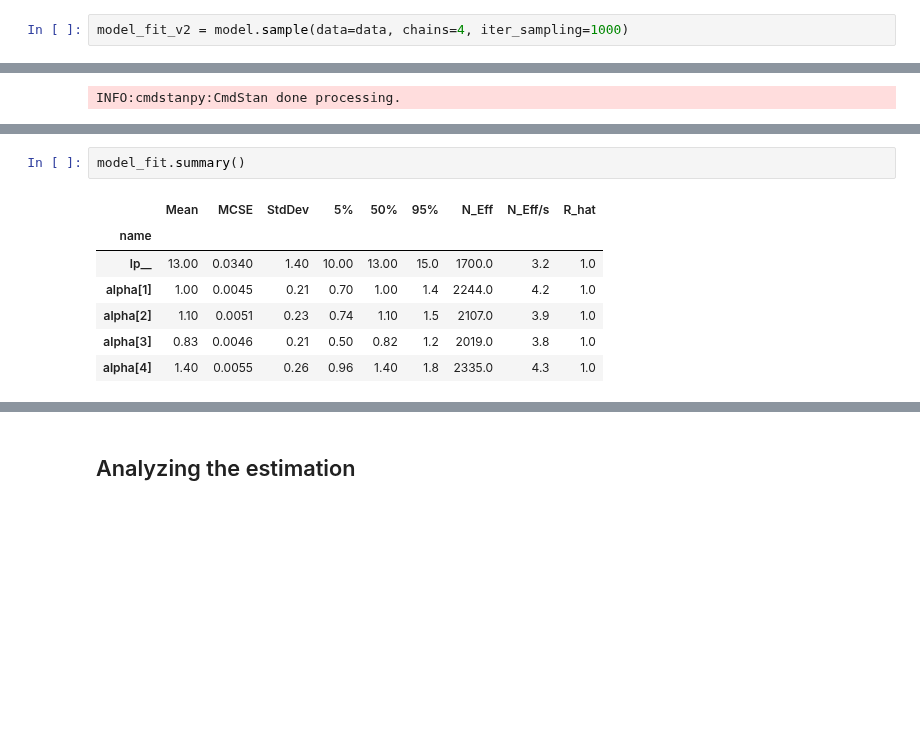
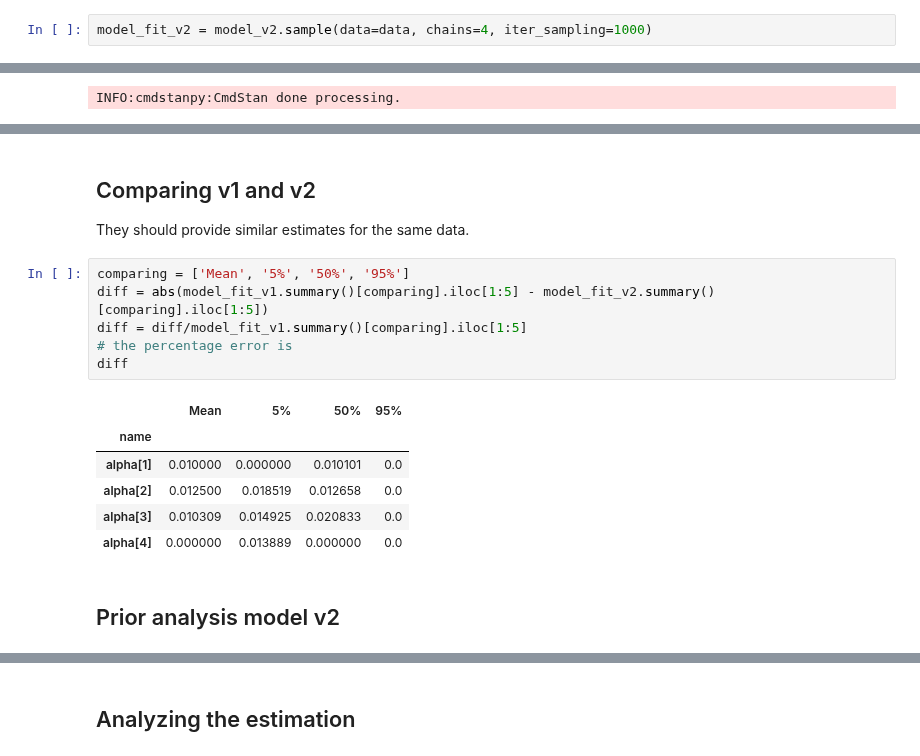
Before and after one commit to lucasmoschen/bivariate-beta, a Jupyter notebook: notebooks/bayesian_estimation_biv_beta.ipynb, the cells around one changed output, grey strips where cells are left out. Drawn from its saved outputs; the diff is of its cells as text; blank space fills up the shorter version.

```diff
--- a/notebooks/bayesian_estimation_biv_beta.ipynb
+++ b/notebooks/bayesian_estimation_biv_beta.ipynb
@@ -92,5 +109,5 @@ INFO:cmdstanpy:compiled model executable: /home/lucasmoschen/Documents/GitHub/bi
 # %%
-model_fit_v2 = model.sample(data=data, chains=4, iter_sampling=1000)
+model_fit_v2 = model_v2.sample(data=data, chains=4, iter_sampling=1000)
 # %% [output]
 INFO:cmdstanpy:CmdStan start processing
 chain 1 |          | 00:00 Status
@@ -111,10 +147,19 @@ df[df.index.str.contains('alpha')]
-# %%
-model_fit.summary()
-# %% [output]
-|  | Mean | MCSE | StdDev | 5% | 50% | 95% | N_Eff | N_Eff/s | R_hat |
-| name |  |  |  |  |  |  |  |  |  |
-| lp__ | 13.00 | 0.0340 | 1.40 | 10.00 | 13.00 | 15.0 | 1700.0 | 3.2 | 1.0 |
-| alpha[1] | 1.00 | 0.0045 | 0.21 | 0.70 | 1.00 | 1.4 | 2244.0 | 4.2 | 1.0 |
-| alpha[2] | 1.10 | 0.0051 | 0.23 | 0.74 | 1.10 | 1.5 | 2107.0 | 3.9 | 1.0 |
-| alpha[3] | 0.83 | 0.0046 | 0.21 | 0.50 | 0.82 | 1.2 | 2019.0 | 3.8 | 1.0 |
-| alpha[4] | 1.40 | 0.0055 | 0.26 | 0.96 | 1.40 | 1.8 | 2335.0 | 4.3 | 1.0 |
+# %% [markdown]
+## Comparing v1 and v2
+
+They should provide similar estimates for the same data.
+# %%
+comparing = ['Mean', '5%', '50%', '95%']
+diff = abs(model_fit_v1.summary()[comparing].iloc[1:5] - model_fit_v2.summary()[comparing].iloc[1:5])
+diff = diff/model_fit_v1.summary()[comparing].iloc[1:5]
+# the percentage error is
+diff
+# %% [output]
+|  | Mean | 5% | 50% | 95% |
+| name |  |  |  |  |
+| alpha[1] | 0.010000 | 0.000000 | 0.010101 | 0.0 |
+| alpha[2] | 0.012500 | 0.018519 | 0.012658 | 0.0 |
+| alpha[3] | 0.010309 | 0.014925 | 0.020833 | 0.0 |
+| alpha[4] | 0.000000 | 0.013889 | 0.000000 | 0.0 |
+# %% [markdown]
+## Prior analysis model v2
```
Also changed, not shown: parts of 22 cells of this notebook, 2 other files.
